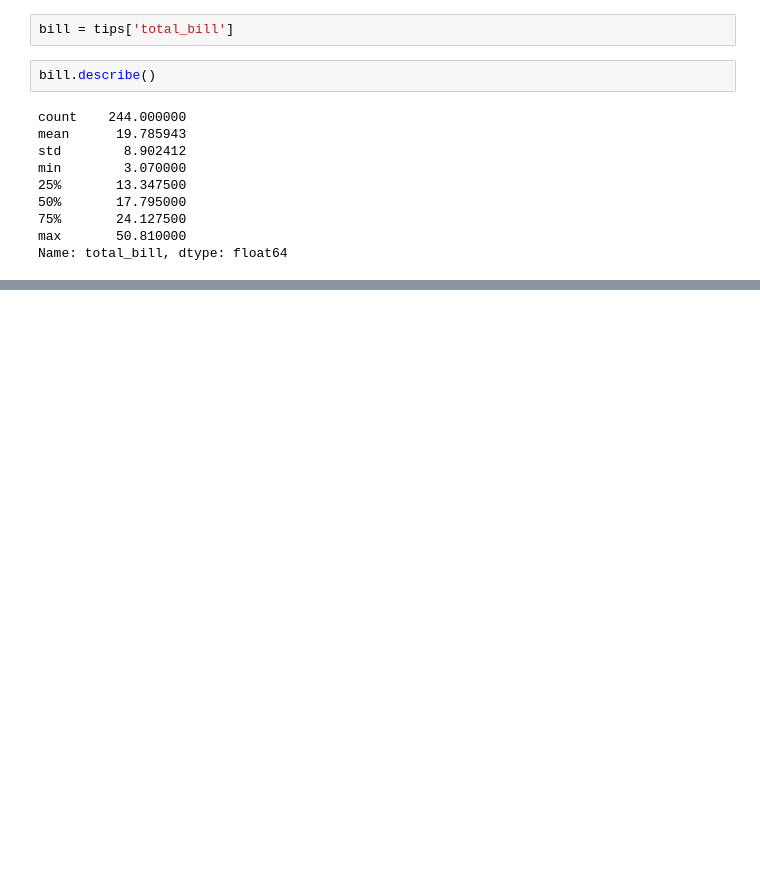
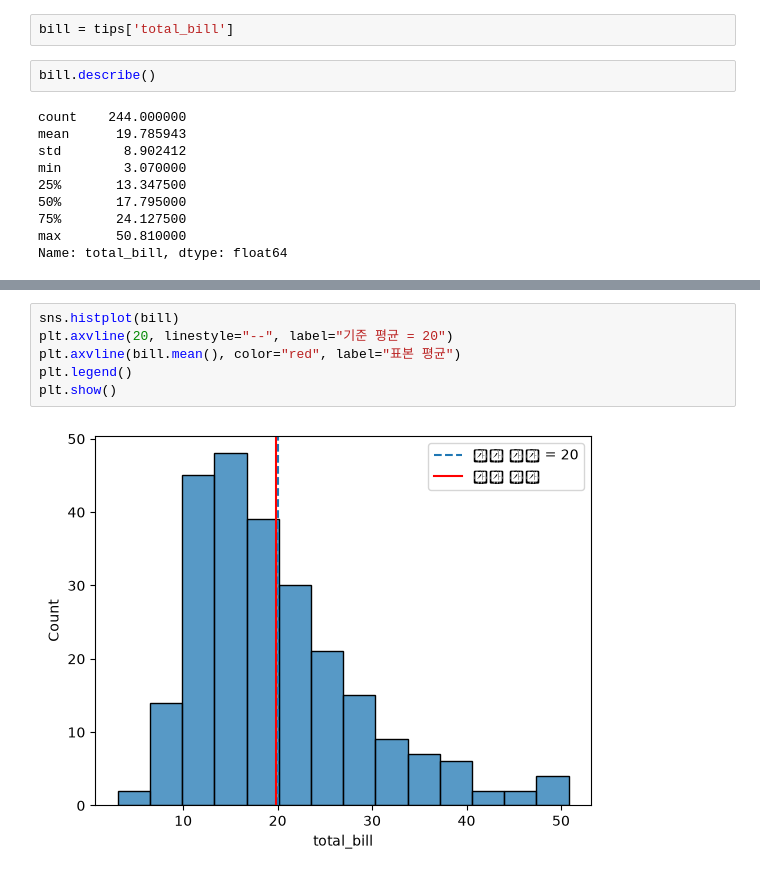
Before and after one commit to Kimchi-2025/big0611, a Jupyter notebook: py/stats.ipynb, the cells around one changed output, grey strips where cells are left out. Cells and saved outputs as stored; diff of their text form; blank space fills up the shorter version.

```diff
--- a/py/stats.ipynb
+++ b/py/stats.ipynb
@@ -53,0 +76,8 @@ Name: total_bill, dtype: float64
+# %%
+sns.histplot(bill)
+plt.axvline(20, linestyle="--", label="기준 평균 = 20")
+plt.axvline(bill.mean(), color="red", label="표본 평균")
+plt.legend()
+plt.show()
+# %% [output]
+[figure, added]
```
Also changed, not shown: parts of 159 cells of this notebook, 7 other files.
